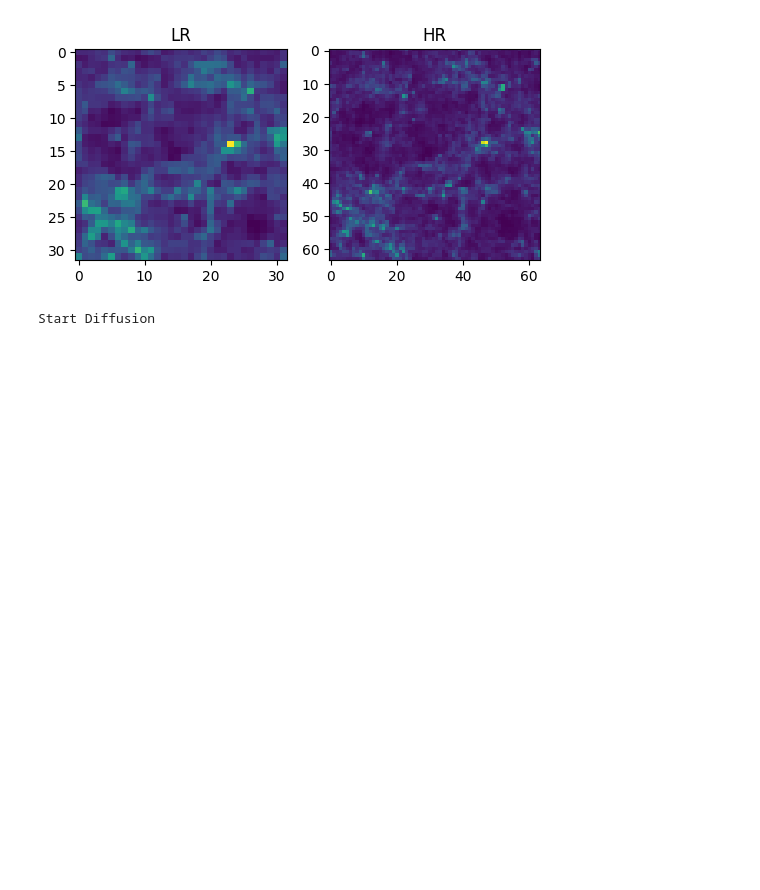
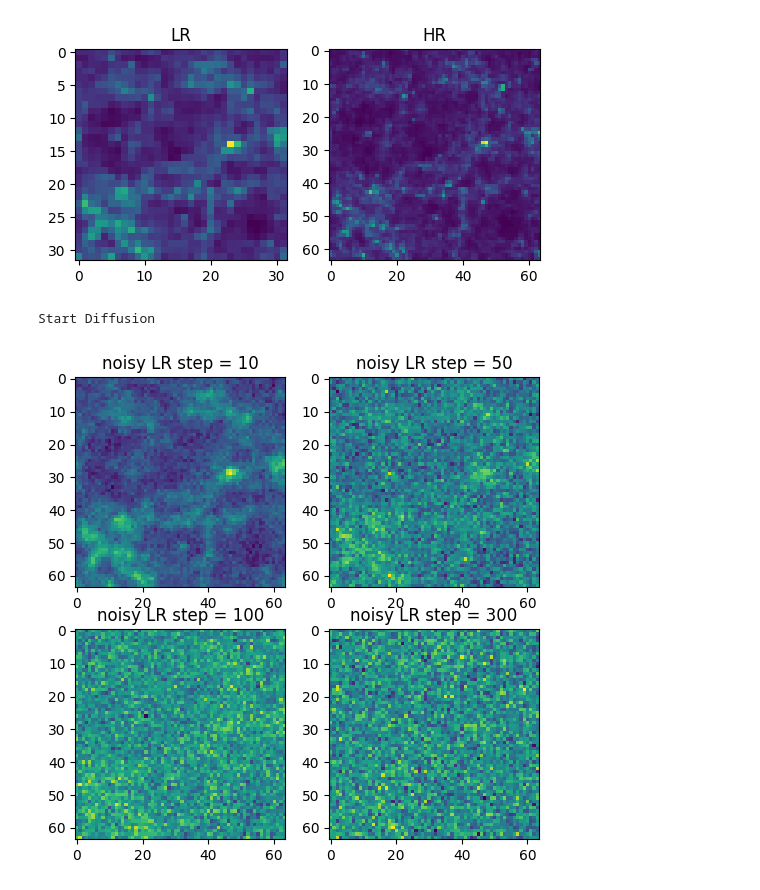
Before and after one commit to atokiwaipmu/SR3D, a Jupyter notebook: SR3D.ipynb, the cells around one changed output. Cells and saved outputs as stored; diff of their text form; code cells hidden in the pictures; blank space fills up the shorter version.

```diff
--- a/SR3D.ipynb
+++ b/SR3D.ipynb
@@ -158,6 +139,27 @@ q_sample = tmp_diffusion.q_sample(tmp_sample, torch.full((1,), timesteps-1, devi
 img = torch.randn(tmp_sample.shape, device=device)
 # %% [output]
 Start Diffusion
+# %%
+# plot diffused maps
+fig, ax = plt.subplots(2,2, figsize=(6,6))
+tmp = tmp_diffusion.q_sample(tmp_sample, torch.full((1,), 10-1, device=device))+tmp_upsample_lr
+ax[0,0].imshow((tmp+tmp_upsample_lr).squeeze(0).squeeze(0).cpu().numpy().sum(axis=0))
+ax[0,0].set_title("noisy LR step = 10")
+
+tmp = tmp_diffusion.q_sample(tmp_sample, torch.full((1,), 50-1, device=device))+tmp_upsample_lr
+ax[0,1].imshow((tmp+tmp_upsample_lr).squeeze(0).squeeze(0).cpu().numpy().sum(axis=0))
+ax[0,1].set_title("noisy LR step = 50")
+
+tmp = tmp_diffusion.q_sample(tmp_sample, torch.full((1,), 100-1, device=device))+tmp_upsample_lr
+ax[1,0].imshow((tmp+tmp_upsample_lr).squeeze(0).squeeze(0).cpu().numpy().sum(axis=0))
+ax[1,0].set_title("noisy LR step = 100")
+
+tmp = tmp_diffusion.q_sample(tmp_sample, torch.full((1,), 300-1, device=device))+tmp_upsample_lr
+ax[1,1].imshow((tmp+tmp_upsample_lr).squeeze(0).squeeze(0).cpu().numpy().sum(axis=0))
+ax[1,1].set_title("noisy LR step = 300")
+plt.show()
+# %% [output]
+[figure, added]
 # %%
 # plot initial image
 fig, ax = plt.subplots(2,2, figsize=(6,6))
```
Also changed, not shown: parts of 7 cells of this notebook, 1 other file.
